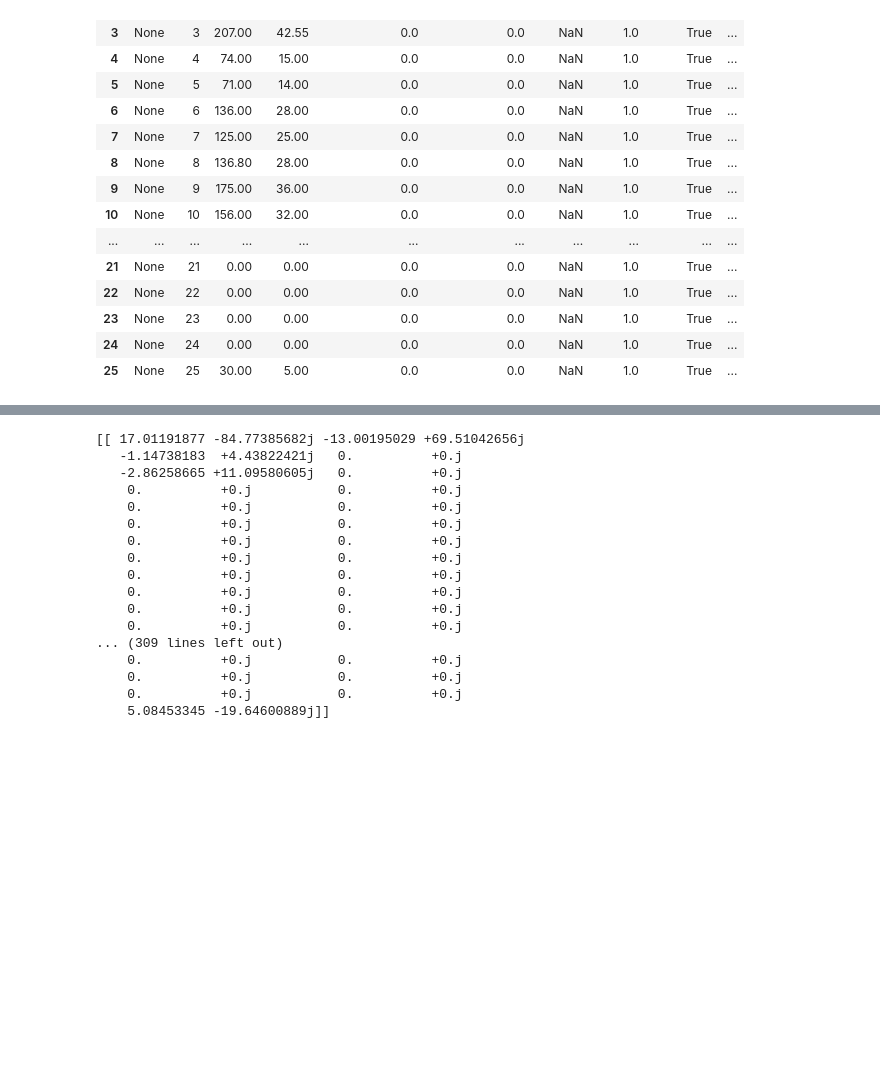
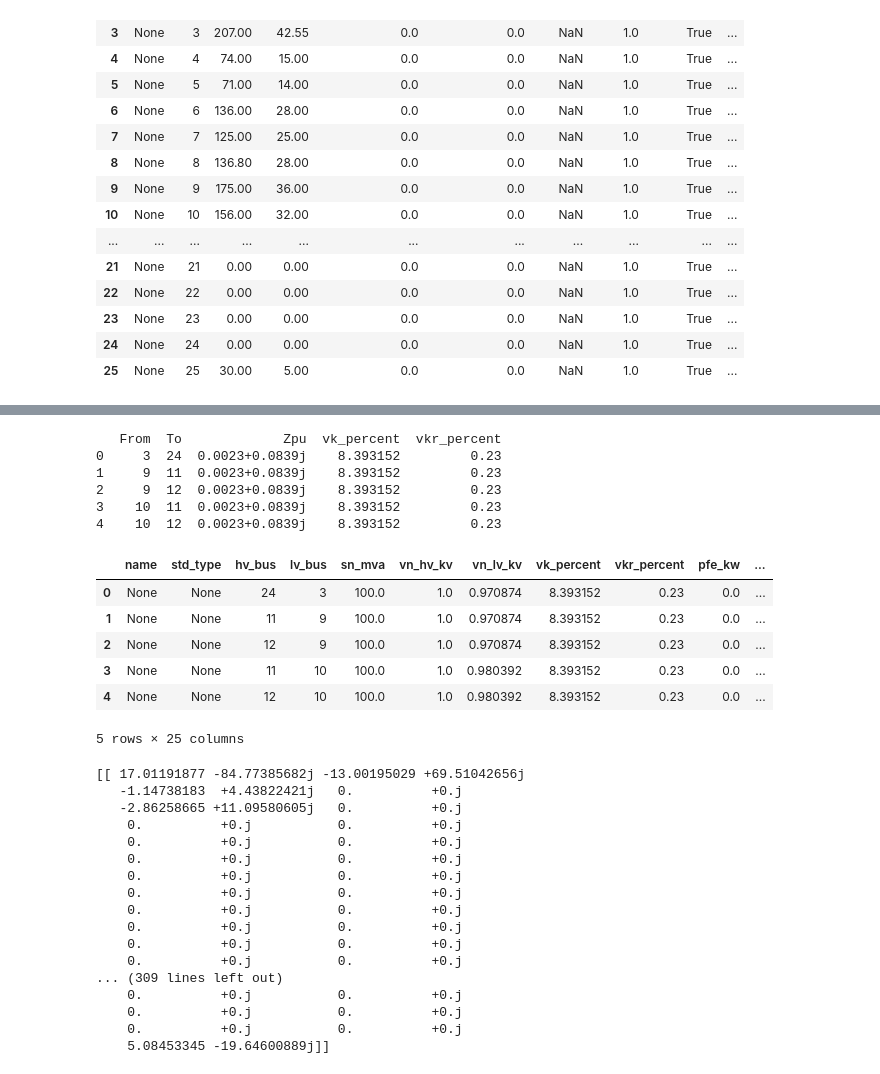
Before and after one commit to kwoong2001/pyomoatoz, a Jupyter notebook: nthPractice/pandapower/case25.ipynb, the cells around one changed output, grey strips where cells are left out. Drawn from its saved outputs; the diff is of its cells as text; code cells hidden in the pictures; blank space fills up the shorter version.

```diff
--- a/nthPractice/pandapower/case25.ipynb
+++ b/nthPractice/pandapower/case25.ipynb
@@ -282 +315,19 @@ net.impedance
+# %%
+Zpu = pd.DataFrame()
+Zpu['From'] = TRad['From']
+Zpu['To'] = TRad['To']
+Zpu['Zpu'] = TRad['R (pu)'] + 1j * TRad['X (pu)']
+
+for i in range(len(Zpu)):
+    Zpu['vk_percent'] = abs(Zpu.loc[i,'Zpu'])*100
+    Zpu['vkr_percent'] = Zpu.loc[i,'Zpu'].real*100
+
+print(Zpu)
+# %% [output]
+   From  To             Zpu  vk_percent  vkr_percent
+0     3  24  0.0023+0.0839j    8.393152         0.23
+1     9  11  0.0023+0.0839j    8.393152         0.23
+2     9  12  0.0023+0.0839j    8.393152         0.23
+3    10  11  0.0023+0.0839j    8.393152         0.23
+4    10  12  0.0023+0.0839j    8.393152         0.23
 # %%
@@ -296,5 +347,13 @@ net.impedance
 # %%
-# net.trafo
+net.trafo
+# %% [output]
+|  | name | std_type | hv_bus | lv_bus | sn_mva | vn_hv_kv | vn_lv_kv | vk_percent | vkr_percent | pfe_kw | ... |
+| 0 | None | None | 24 | 3 | 100.0 | 1.0 | 0.970874 | 8.393152 | 0.23 | 0.0 | ... |
+| 1 | None | None | 11 | 9 | 100.0 | 1.0 | 0.970874 | 8.393152 | 0.23 | 0.0 | ... |
+| 2 | None | None | 12 | 9 | 100.0 | 1.0 | 0.970874 | 8.393152 | 0.23 | 0.0 | ... |
+| 3 | None | None | 11 | 10 | 100.0 | 1.0 | 0.980392 | 8.393152 | 0.23 | 0.0 | ... |
+| 4 | None | None | 12 | 10 | 100.0 | 1.0 | 0.980392 | 8.393152 | 0.23 | 0.0 | ... |
+5 rows × 25 columns
 # %%
 pp.runpp(net,numba=False)
 # %%
```
Also changed, not shown: parts of 7 cells of this notebook, 1 other file.
